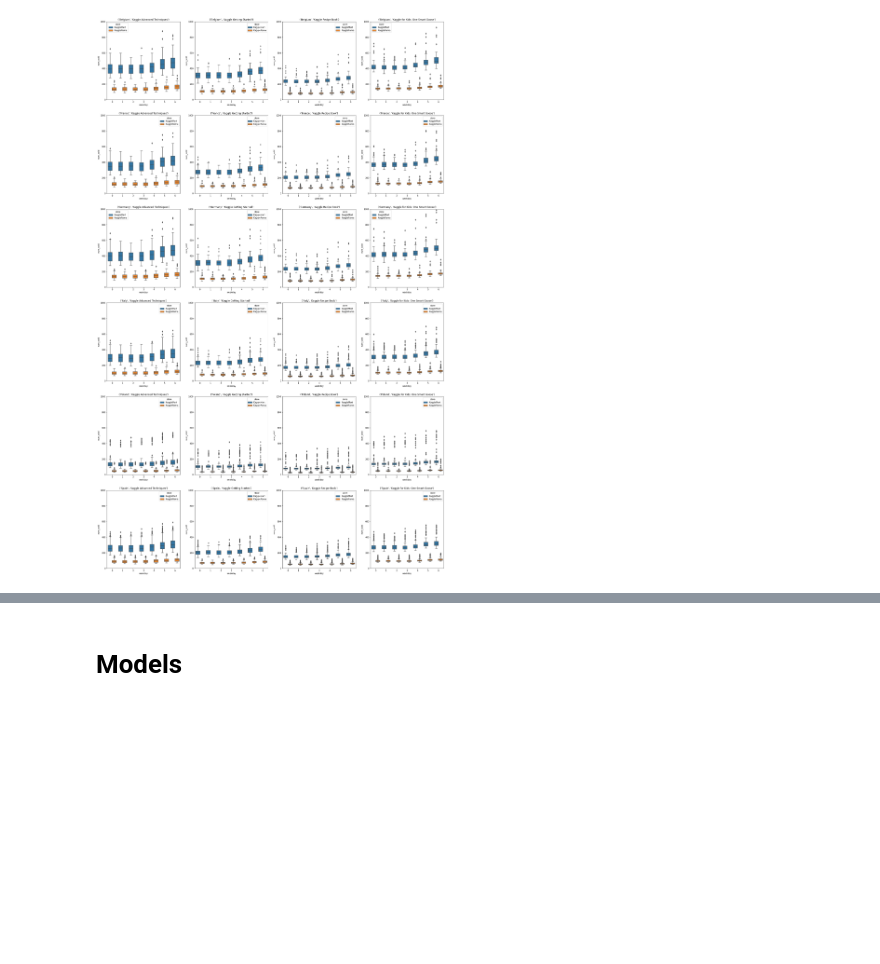
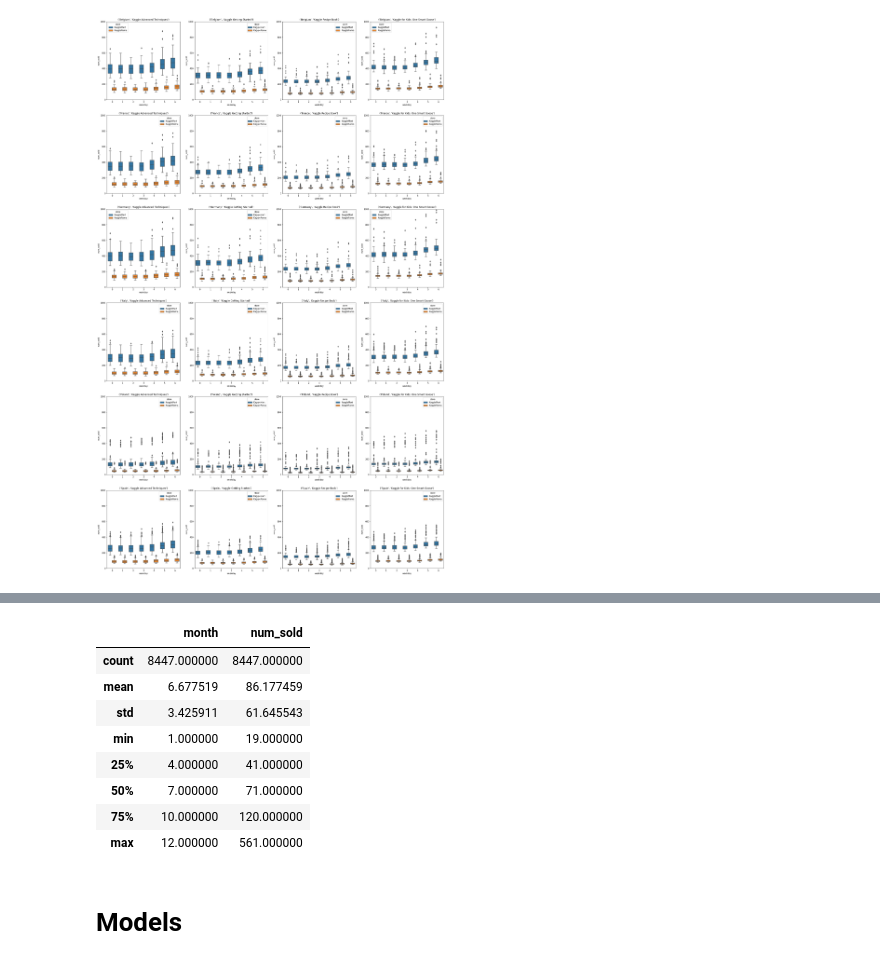
Before and after one commit to nayefahmad/kaggle-tabular-playground, a Jupyter notebook: 01-eda.ipynb, the cells around one changed output, grey strips where cells are left out. Saved outputs shown, nothing was run; the diff lists cells and outputs as text; code cells hidden in the pictures; blank space fills up the shorter version.

```diff
--- a/01-eda.ipynb
+++ b/01-eda.ipynb
@@ -313,3 +365,15 @@ for n, group_tuple in enumerate(df_grouped_store):
+# %%
+df_train_features.query('country == "Poland" and month!=2').loc[:,['month', 'num_sold']].describe()
+# %% [output]
+|  | month | num_sold |
+| count | 8447.000000 | 8447.000000 |
+| mean | 6.677519 | 86.177459 |
+| std | 3.425911 | 61.645543 |
+| min | 1.000000 | 19.000000 |
+| 25% | 4.000000 | 41.000000 |
+| 50% | 7.000000 | 71.000000 |
+| 75% | 10.000000 | 120.000000 |
+| max | 12.000000 | 561.000000 |
 # %% [markdown]
 # Models
 # %%
```
Also changed, not shown: parts of 6 cells of this notebook.
